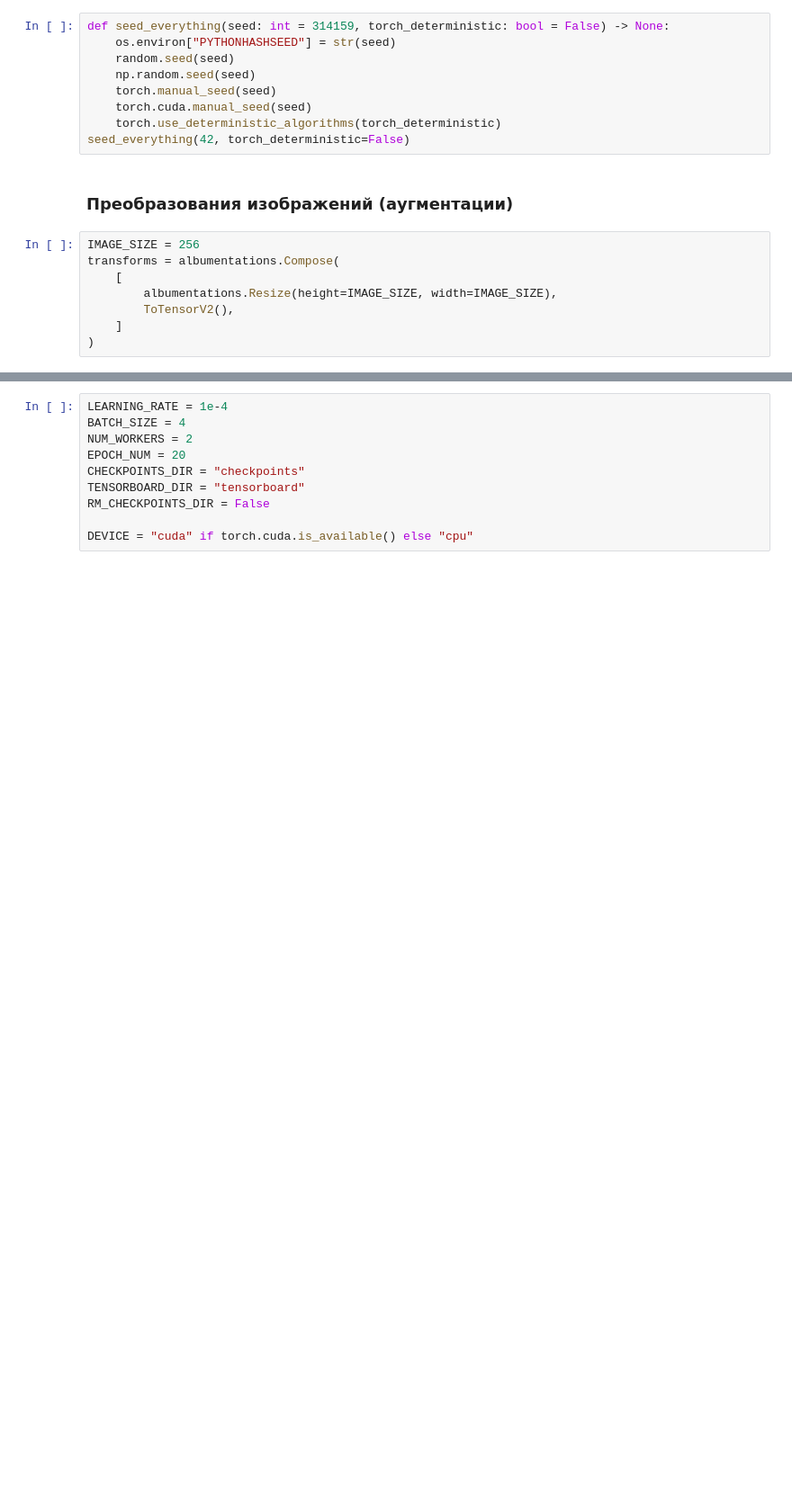
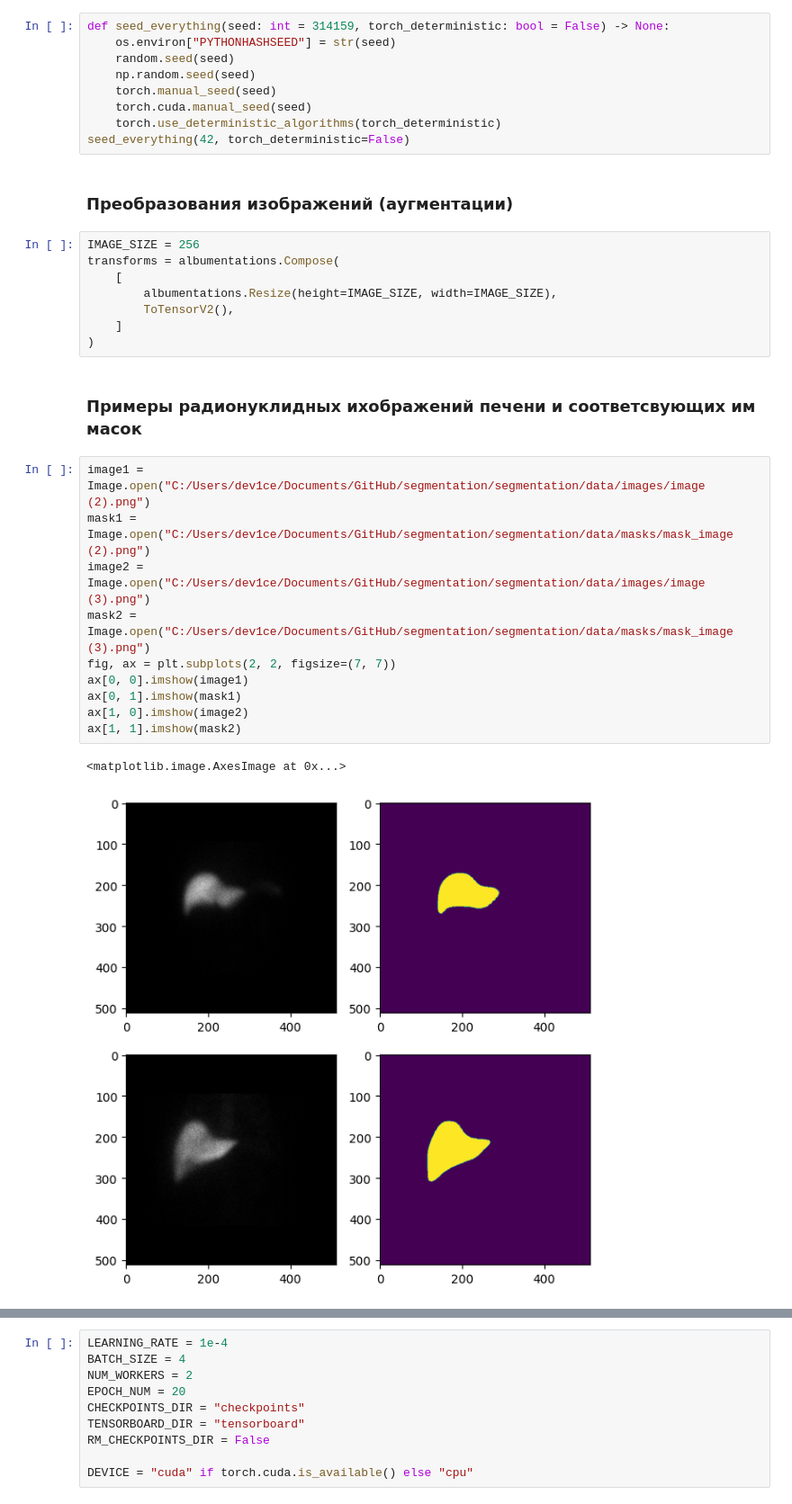
Before and after one commit to dev1cezzzzz/segmentation, a Jupyter notebook: segmentation/main.ipynb, the cells around one changed output, grey strips where cells are left out. Shown: that part at 90% size. Saved outputs shown, nothing was run; the diff lists cells and outputs as text; blank space fills up the shorter version.

```diff
--- a/segmentation/main.ipynb
+++ b/segmentation/main.ipynb
@@ -47,4 +46,19 @@ transforms = albumentations.Compose(
         ToTensorV2(),
     ]
 )
+# %% [markdown]
+### Примеры радионуклидных ихображений печени и соответсвующих им масок
+# %%
+image1 = Image.open("C:/Users/dev1ce/Documents/GitHub/segmentation/segmentation/data/images/image (2).png")
+mask1 = Image.open("C:/Users/dev1ce/Documents/GitHub/segmentation/segmentation/data/masks/mask_image (2).png")
+image2 = Image.open("C:/Users/dev1ce/Documents/GitHub/segmentation/segmentation/data/images/image (3).png")
+mask2 = Image.open("C:/Users/dev1ce/Documents/GitHub/segmentation/segmentation/data/masks/mask_image (3).png")
+fig, ax = plt.subplots(2, 2, figsize=(7, 7))
+ax[0, 0].imshow(image1)
+ax[0, 1].imshow(mask1)
+ax[1, 0].imshow(image2)
+ax[1, 1].imshow(mask2)
+# %% [output]
+<matplotlib.image.AxesImage at 0x...>
+[figure, added]
 # %% [markdown]
```
Also changed, not shown: parts of 18 cells of this notebook, 16 other files.
